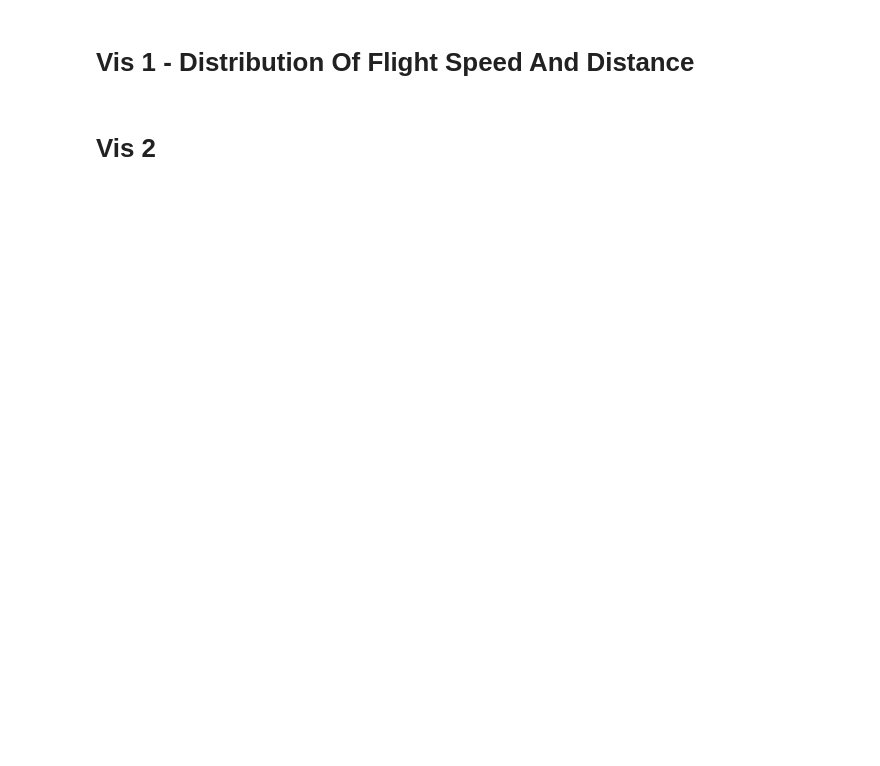
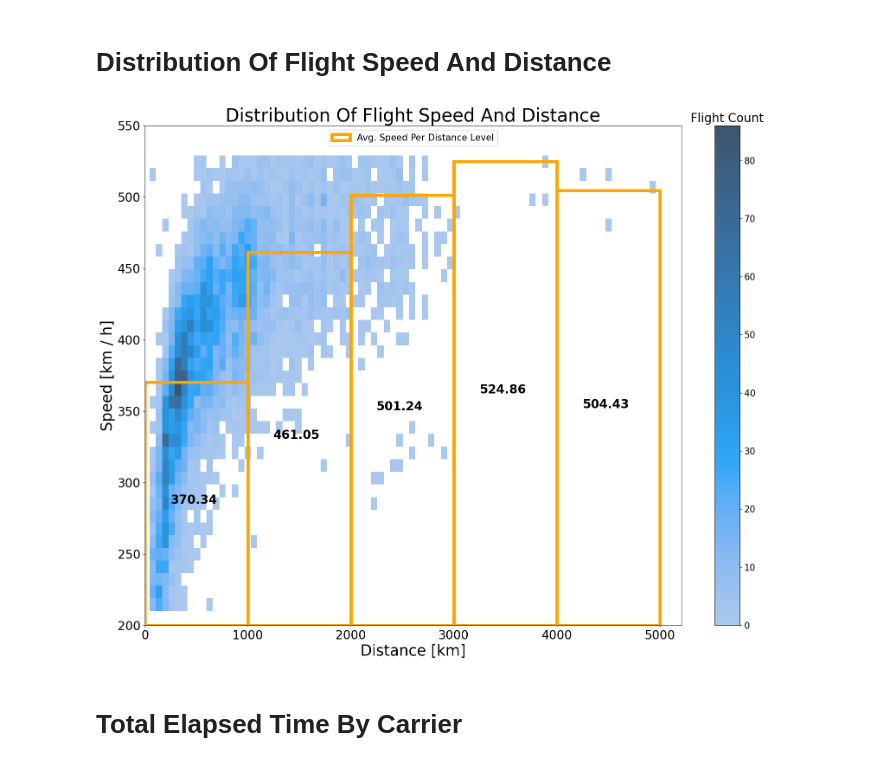
Before and after one commit to nadavoved/another_analysis, a Jupyter notebook: Part_II_notebook.ipynb, the cells around one changed output. Saved outputs shown, nothing was run; the diff lists cells and outputs as text; code cells hidden in the pictures; blank space fills up the shorter version.

```diff
--- a/Part_II_notebook.ipynb
+++ b/Part_II_notebook.ipynb
@@ -43,37 +50,47 @@ KeyError: "Only a column name can be used for the key in a dtype mappings argume
 # %% [markdown]
-# Vis 1 - Distribution Of Flight Speed And Distance
+# Distribution Of Flight Speed And Distance
 # %%
 speed = pd.Series(df['Distance'] / df['AirTime'] * 60,
                   name='speed', dtype='float64')
 bins = np.arange(0, df.Distance.max() + 1000, 1000)
 cat_distance=pd.cut(x=df.Distance, bins=bins)
 temp = pd.concat([cat_distance, speed], axis=1)
 speed_means = temp.groupby('Distance', as_index=False).mean()
 fig, ax = plt.subplots(figsize=(20,15))
 chart_data = pd.concat([df['Distance'], speed], axis=1)
 chart_data = drop_outliers(data=chart_data, value_col='speed')
-sns.histplot(data=chart_data,x='Distance', y='speed', cbar=True, ax=ax, label)
+sns.histplot(data=chart_data,x='Distance', y='speed', cbar=True, ax=ax)
 ax.set_xlim(0)
-ymin = floor(chart_data.speed.min() / 100) * 100
-ymax = ceil(chart_data.speed.max() / 100) * 100
+ymin = floor(chart_data.speed.min() / 50) * 50
+ymax = ceil(chart_data.speed.max() / 50) * 50
 ax.set_ylim(ymin, ymax)
 ax.set_xticks(bins)
-ax.set_title('Distribution Of Flight Speed \n'
-             'And Distance With Speed Averages Per 1000KM', fontsize=30)
+ax.set_title('Distribution Of Flight Speed '
+             'And Distance', fontsize=30)
 ax.set_xlabel('Distance [km]', fontsize=25)
 ax.set_ylabel('Speed [km / h]', fontsize=25)
 for i in range(len(speed_means)):
     interval = speed_means.loc[i, 'Distance']
     mean = speed_means.loc[i, 'speed']
-    rec = patches.Rectangle(xy=(interval.left, ymin),
-                            width=interval.right - interval.left,
-                            height=mean - ymin, fc='none', ec='orange', lw=5)
+    if i == 0:
+        rec = patches.Rectangle(xy=(interval.left, ymin),
+                                width=interval.right - interval.left,
+                                height=mean - ymin, fc='none', ec='orange', lw=5, label='Avg. Speed Per Distance Level')
+    else:
+        rec = patches.Rectangle(xy=(interval.left, ymin),
+                                width=interval.right - interval.left,
+                                height=mean - ymin, fc='none', ec='orange', lw=5)
     ax.add_patch(rec)
     annot_x = rec.get_x() + rec.get_width() / 4
     annot_y = rec.get_y() + rec.get_height() / 2
     ax.text(x=annot_x, y=annot_y, s='{:.2f}'.format(mean), fontsize=20, fontweight='bold')
 ax.tick_params(labelsize=20)
 cbar = ax.collections[0].colorbar
 cbar.ax.tick_params(labelsize=15)
+cbar.ax.set_title('Flight Count', fontsize=20)
+ax.legend(loc='upper center', fontsize=15)
+plt.show()
+# %% [output]
+[figure, added]
 # %% [markdown]
-# Vis 2
+# Total Elapsed Time By Carrier
```
Also changed, not shown: parts of 9 cells of this notebook, 4 other files.
